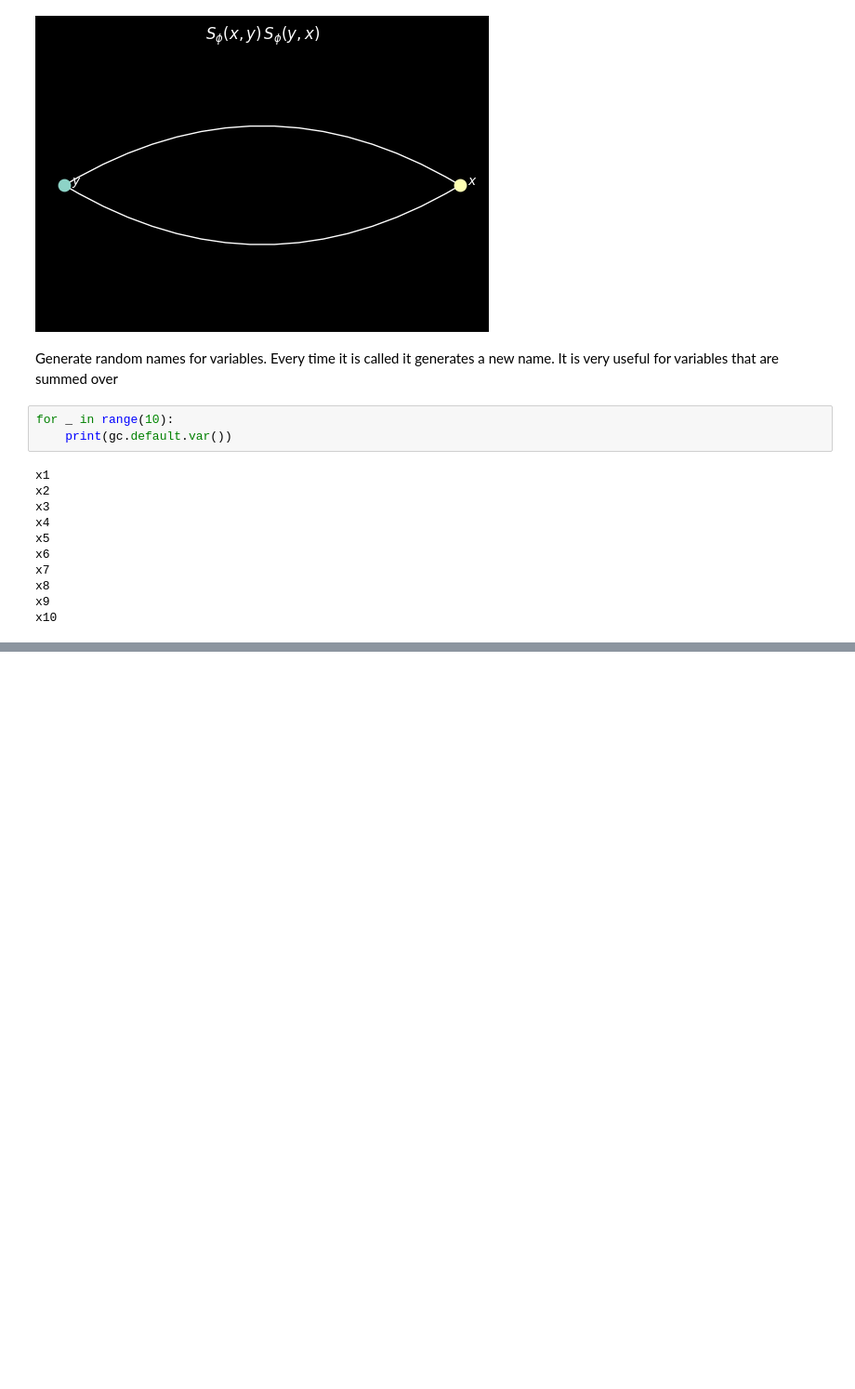
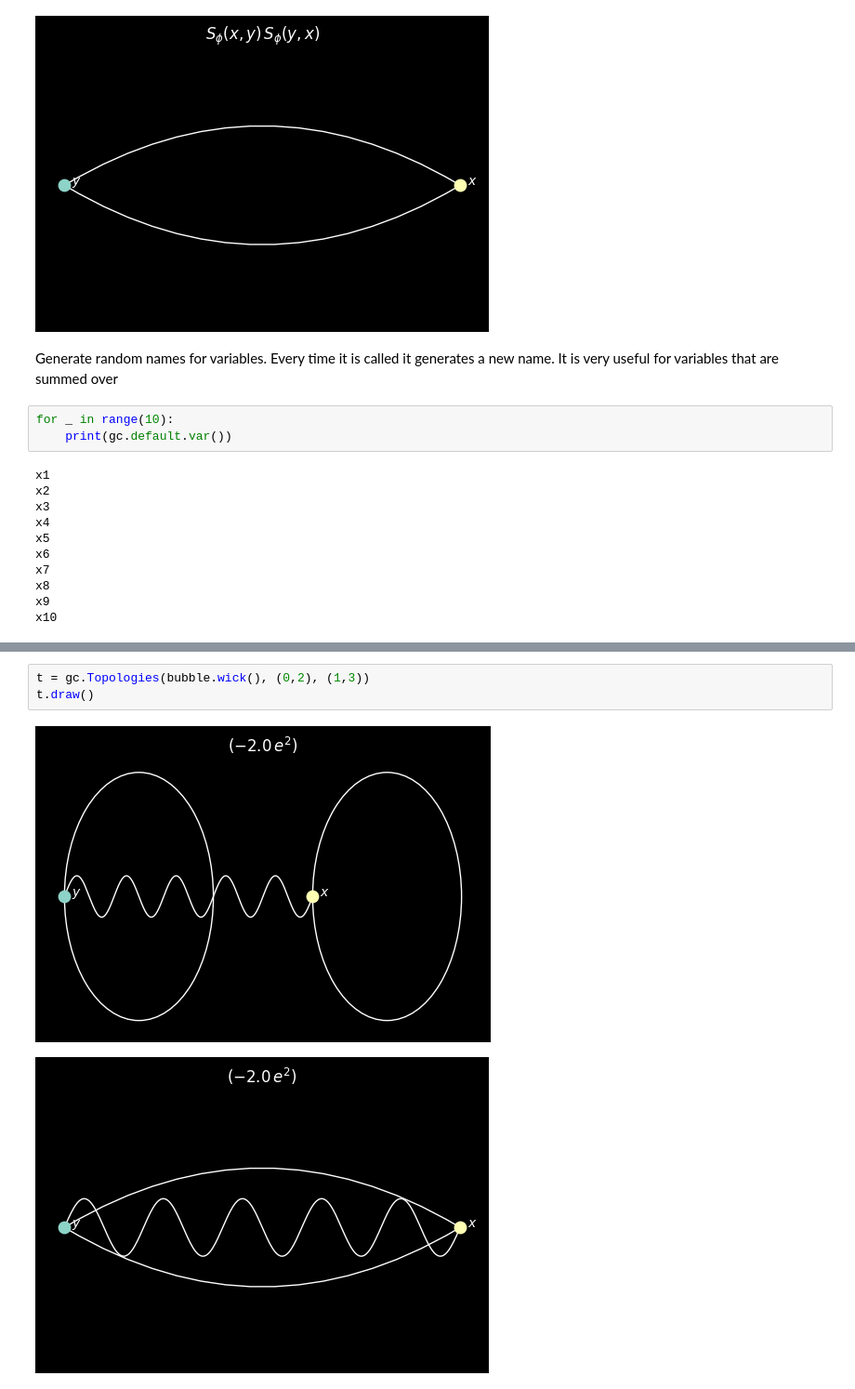
Before and after one commit to mbruno46/giancarlo, a Jupyter notebook: tutorials/basics.ipynb, the cells around one changed output, grey strips where cells are left out. Shown at 93% size. Drawn from its saved outputs; the diff is of its cells as text; blank space fills up the shorter version.

```diff
--- a/tutorials/basics.ipynb
+++ b/tutorials/basics.ipynb
@@ -44,0 +63,6 @@ x10
+# %%
+t = gc.Topologies(bubble.wick(), (0,2), (1,3))
+t.draw()
+# %% [output]
+[figure, added]
+[figure, added]
```
Also changed, not shown: parts of 2 cells of this notebook, 2 other files.
